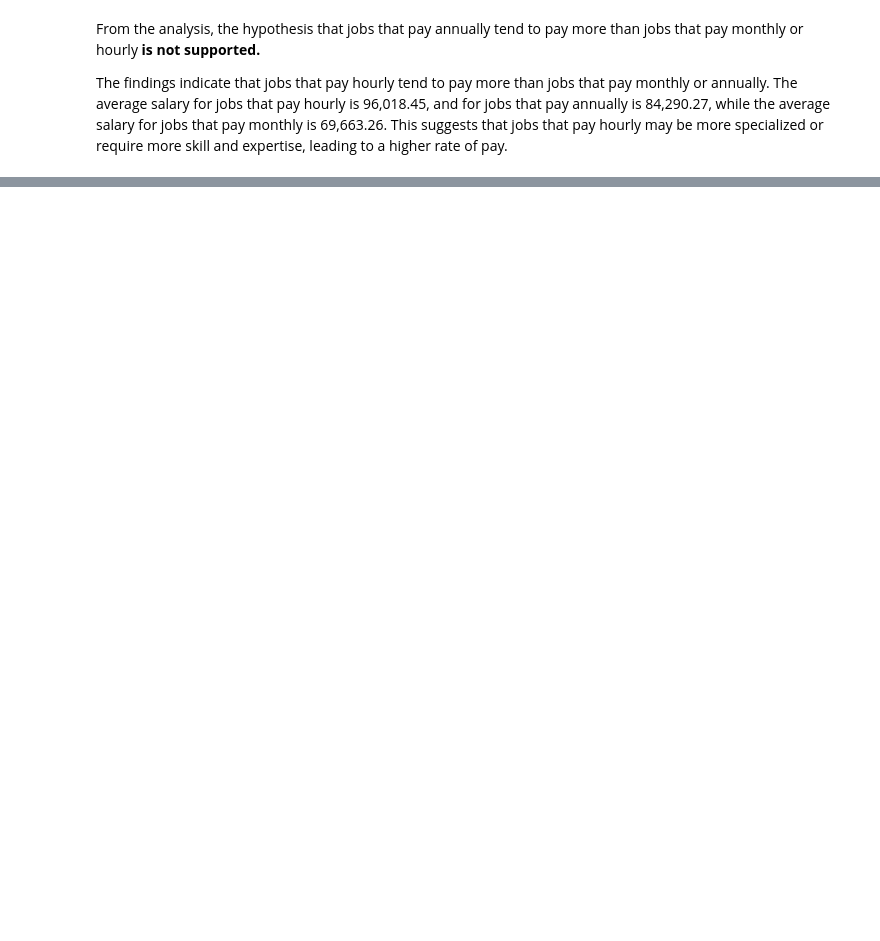
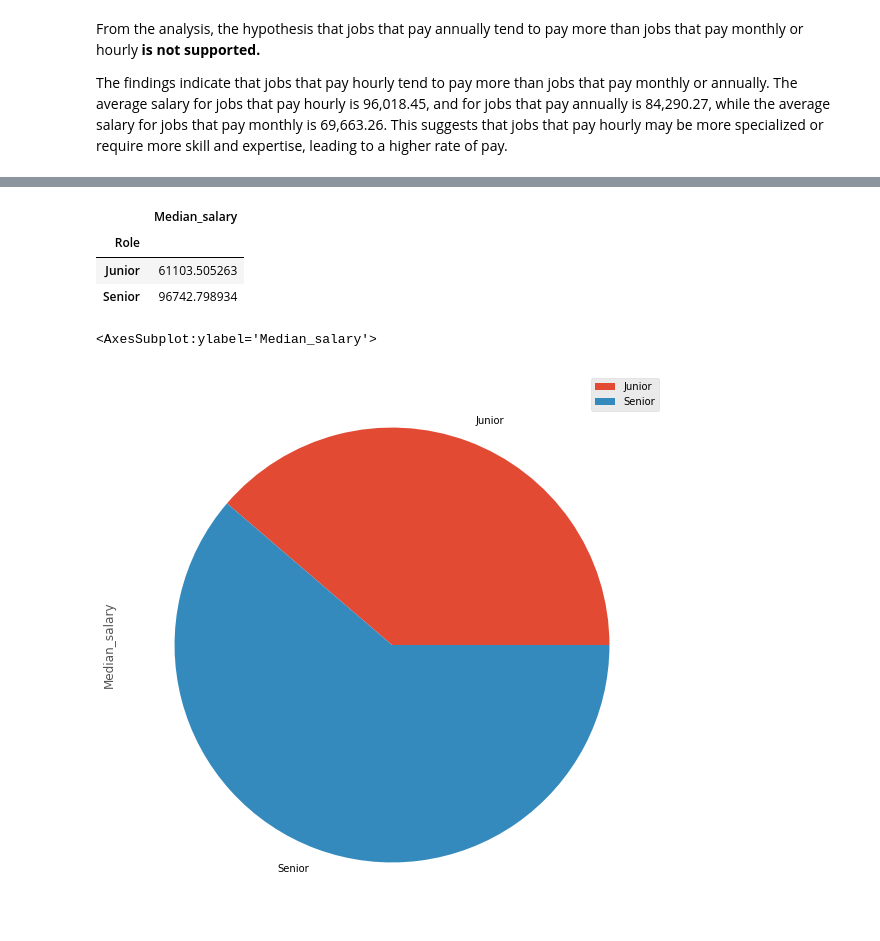
Before and after one commit to Derrick-Mulwa/SimplyHired-Job-Salary-Analysis, a Jupyter notebook: main.ipynb, the cells around one changed output, grey strips where cells are left out. Drawn from its saved outputs; the diff is of its cells as text; code cells hidden in the pictures; blank space fills up the shorter version.

```diff
--- a/main.ipynb
+++ b/main.ipynb
@@ -1200,0 +1238,7 @@ The findings indicate that jobs that pay hourly tend to pay more than jobs that
+# %%
+junior_roles = roles.job_title.apply(lambda x: get_role(x, ["entry level", "Entry-level", "Jr", "Junior"]))
+senior_roles = roles.job_title.apply(lambda x: get_role(x, ["senior"]))
+
+junior_roles_df = roles.loc[junior_roles]
+senior_roles_df = roles.loc[senior_roles]
+junior_roles_df
@@ -1200,0 +1279,5 @@ The findings indicate that jobs that pay hourly tend to pay more than jobs that
+# %%
+# Create a new dataframe "new_roles_df" that has the filtered junior and senior roles
+
+new_roles_df = pd.concat([junior_roles_df, senior_roles_df])
+new_roles_df
@@ -1200,0 +1298,19 @@ The findings indicate that jobs that pay hourly tend to pay more than jobs that
+# %%
+# Create a function to get data for a new column "Role" that defines if the role is a Junior or senior Analyst role
+
+def junior_or_senior(job_title):
+
+    for word_to_search in ["entry level", "Entry-level", "Jr", "Junior"]:
+        match = job_title.lower().find(word_to_search)
+        if match != -1:
+            return "Junior"
+
+    if job_title.lower().find("senior") != -1:
+            return "Senior"
+# %%
+# Create the new column role and select the roles and Median_salary columns
+role_column_data = new_roles_df.job_title.apply(lambda x: junior_or_senior(x))
+new_roles_df["Role"] = role_column_data
+new_roles_df = new_roles_df.loc[:,["Role", "Median_salary"]]
+
+new_roles_df
@@ -1200,0 +1331,14 @@ The findings indicate that jobs that pay hourly tend to pay more than jobs that
+# %%
+# Get the average salary for each Role
+
+new_roles_df.groupby("Role").mean()
+# %% [output]
+|  | Median_salary |
+| Role |  |
+| Junior | 61103.505263 |
+| Senior | 96742.798934 |
+# %%
+new_roles_df.groupby("Role").mean().plot(kind = "pie", y="Median_salary", figsize = (10,10))
+# %% [output]
+<AxesSubplot:ylabel='Median_salary'>
+[figure, added]
```
Also changed, not shown: parts of 12 cells of this notebook.
